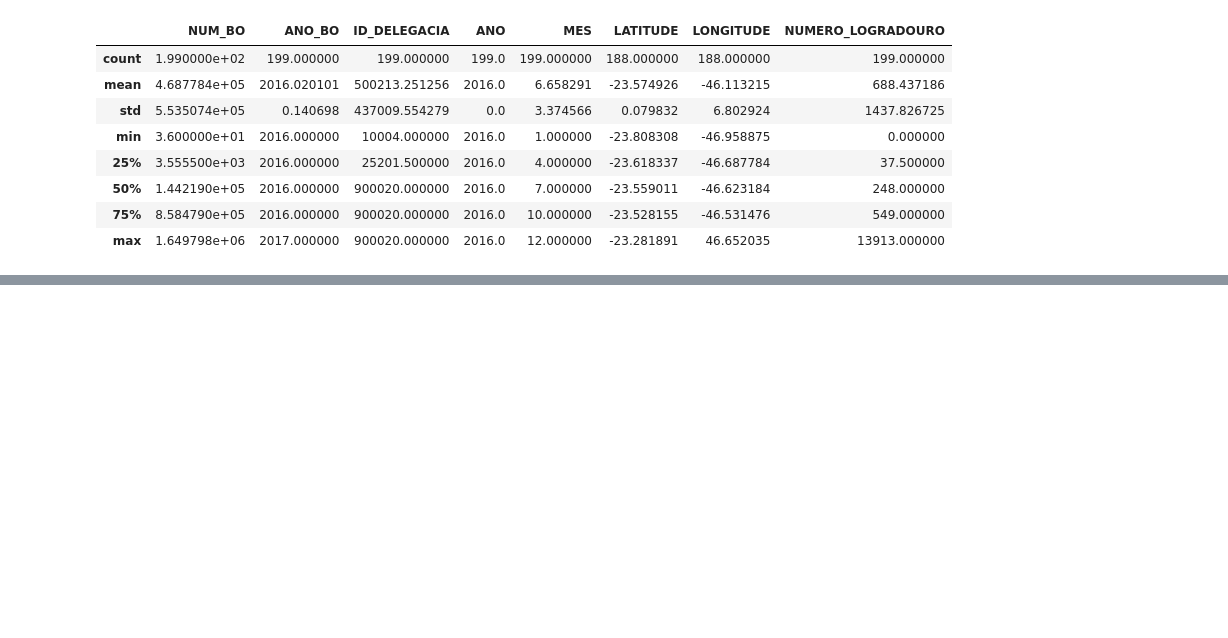
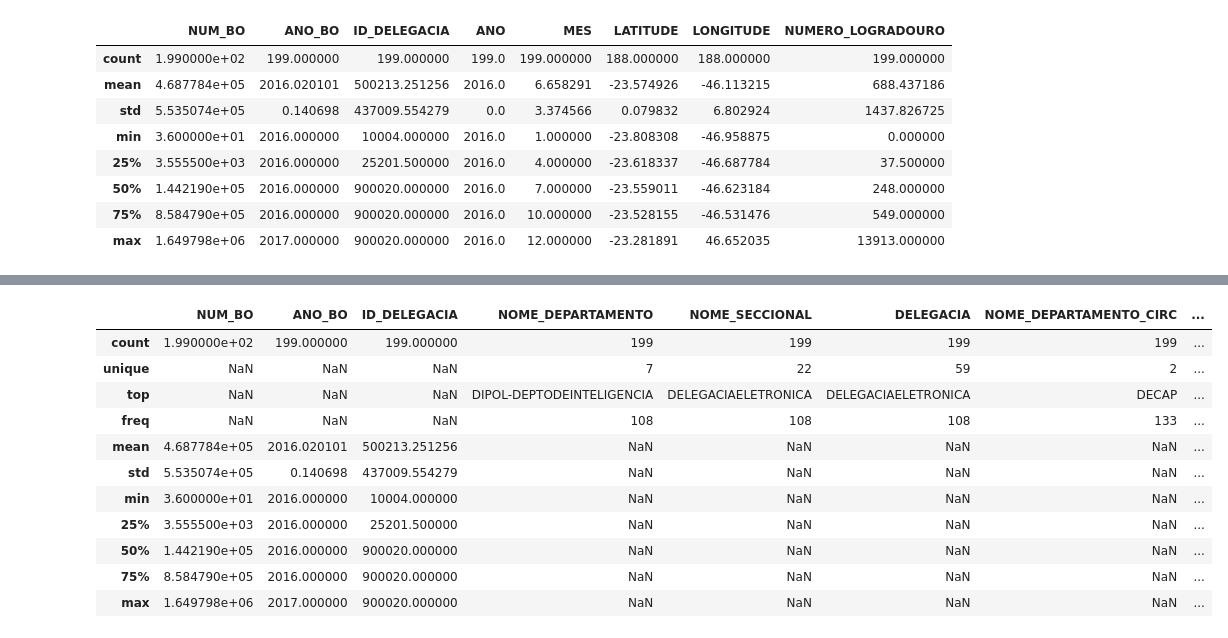
Before and after one commit to debora28/pi-2020.2, a Jupyter notebook: Crime_E2.ipynb, the cells around one changed output, grey strips where cells are left out. Cells and saved outputs as stored; diff of their text form; code cells hidden in the pictures; blank space fills up the shorter version.

```diff
--- a/Crime_E2.ipynb
+++ b/Crime_E2.ipynb
@@ -157,0 +201,15 @@ plt.show()
+# %%
+data2.describe(include='all')
+# %% [output]
+|  | NUM_BO | ANO_BO | ID_DELEGACIA | NOME_DEPARTAMENTO | NOME_SECCIONAL | DELEGACIA | NOME_DEPARTAMENTO_CIRC | ... |
+| count | 1.990000e+02 | 199.000000 | 199.000000 | 199 | 199 | 199 | 199 | ... |
+| unique | NaN | NaN | NaN | 7 | 22 | 59 | 2 | ... |
+| top | NaN | NaN | NaN | DIPOL-DEPTODEINTELIGENCIA | DELEGACIAELETRONICA | DELEGACIAELETRONICA | DECAP | ... |
+| freq | NaN | NaN | NaN | 108 | 108 | 108 | 133 | ... |
+| mean | 4.687784e+05 | 2016.020101 | 500213.251256 | NaN | NaN | NaN | NaN | ... |
+| std | 5.535074e+05 | 0.140698 | 437009.554279 | NaN | NaN | NaN | NaN | ... |
+| min | 3.600000e+01 | 2016.000000 | 10004.000000 | NaN | NaN | NaN | NaN | ... |
+| 25% | 3.555500e+03 | 2016.000000 | 25201.500000 | NaN | NaN | NaN | NaN | ... |
+| 50% | 1.442190e+05 | 2016.000000 | 900020.000000 | NaN | NaN | NaN | NaN | ... |
+| 75% | 8.584790e+05 | 2016.000000 | 900020.000000 | NaN | NaN | NaN | NaN | ... |
+| max | 1.649798e+06 | 2017.000000 | 900020.000000 | NaN | NaN | NaN | NaN | ... |
```
Also changed, not shown: parts of 11 cells of this notebook.
